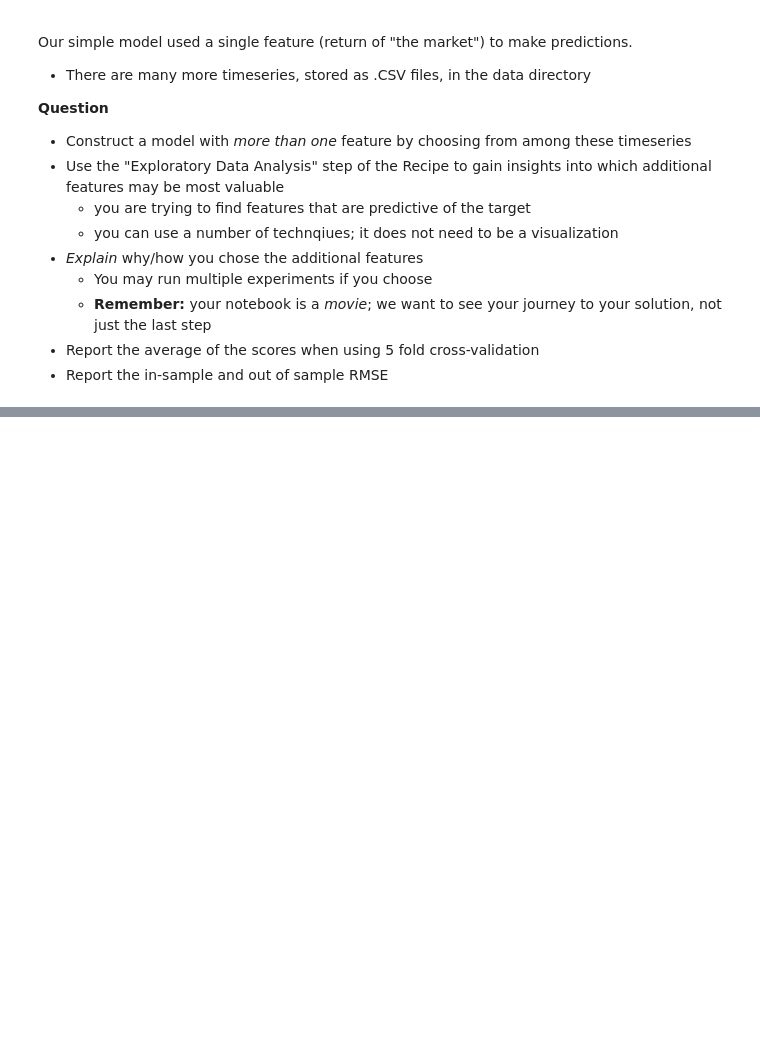
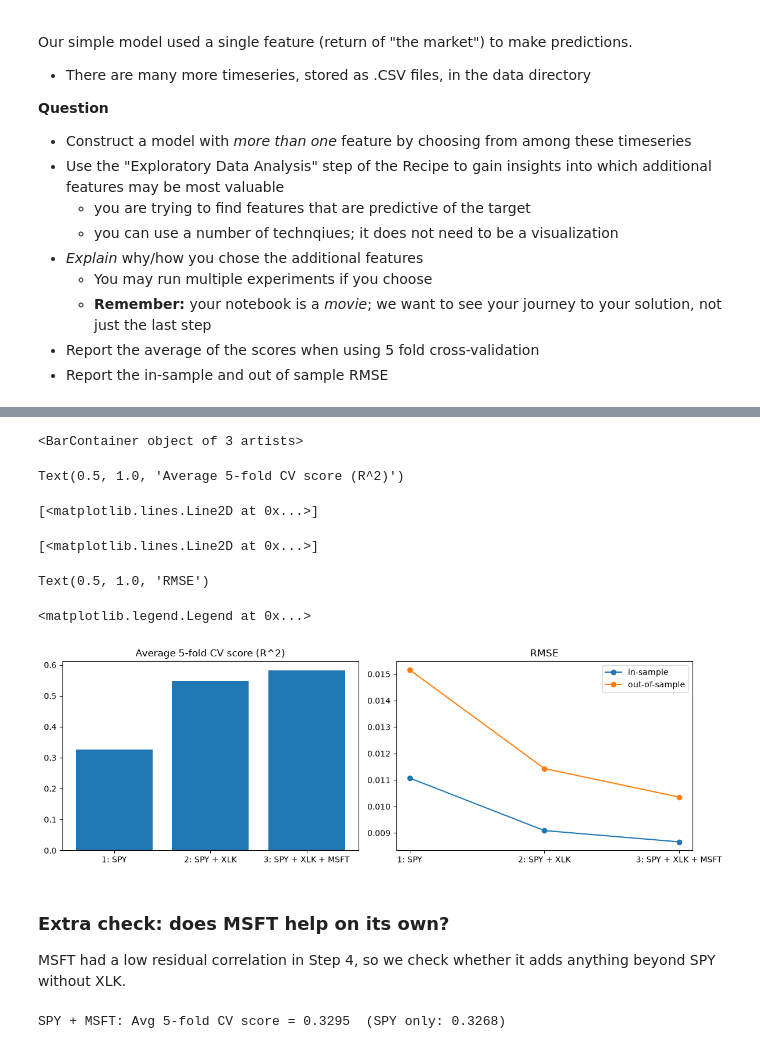
Before and after one commit to Ruilin0624/FRE_7773_Fall_2026, a Jupyter notebook: Assignment_2/Using_Machine_Learning_for_Hedging.ipynb, the cells around one changed output, grey strips where cells are left out. Drawn from its saved outputs; the diff is of its cells as text; code cells hidden in the pictures; blank space fills up the shorter version.

```diff
--- a/Assignment_2/Using_Machine_Learning_for_Hedging.ipynb
+++ b/Assignment_2/Using_Machine_Learning_for_Hedging.ipynb
@@ -918,0 +1009,2 @@ print("  Out of Sample RMSE  = {:.4f}".format(rmse_out_sample_multi))
+# %%
+results.append( run_experiment("1: SPY", ["SPY_Ret"]) )
@@ -918,0 +1022,2 @@ print("  Out of Sample RMSE  = {:.4f}".format(rmse_out_sample_multi))
+# %%
+results.append( run_experiment("2: SPY + XLK", ["SPY_Ret", "XLK_Ret"]) )
@@ -918,0 +1036,2 @@ print("  Out of Sample RMSE  = {:.4f}".format(rmse_out_sample_multi))
+# %%
+results.append( run_experiment("3: SPY + XLK + MSFT", ["SPY_Ret", "XLK_Ret", "MSFT_Ret"]) )
@@ -918,0 +1049,3 @@ print("  Out of Sample RMSE  = {:.4f}".format(rmse_out_sample_multi))
+# %%
+results_df = pd.DataFrame(results).set_index("experiment")
+print(results_df.to_string())
@@ -918,0 +1067,27 @@ print("  Out of Sample RMSE  = {:.4f}".format(rmse_out_sample_multi))
+# %%
+fig, axs = plt.subplots(1, 2, figsize=(12, 4))
+axs[0].bar(results_df.index, results_df["cv_avg"])
+axs[0].set_title("Average 5-fold CV score (R^2)")
+axs[1].plot(results_df.index, results_df["rmse_in"],  marker="o", label="in-sample")
+axs[1].plot(results_df.index, results_df["rmse_out"], marker="o", label="out-of-sample")
+axs[1].set_title("RMSE")
+axs[1].legend()
+plt.tight_layout()
+plt.show()
+# %% [output]
+<BarContainer object of 3 artists>
+Text(0.5, 1.0, 'Average 5-fold CV score (R^2)')
+[<matplotlib.lines.Line2D at 0x...>]
+[<matplotlib.lines.Line2D at 0x...>]
+Text(0.5, 1.0, 'RMSE')
+<matplotlib.legend.Legend at 0x...>
+[figure, added]
+# %% [markdown]
+### Extra check: does MSFT help on its own?
+MSFT had a low residual correlation in Step 4, so we check whether it adds anything beyond SPY without XLK.
+# %%
+X_tr, y_tr = all_train_ret[["SPY_Ret", "MSFT_Ret"]], all_train_ret[["AAPL_Ret"]]
+print("SPY + MSFT: Avg 5-fold CV score = {:.4f}  (SPY only: {:.4f})".format(
+      compute_cross_val_avg(createModel(), X_tr, y_tr, 5), cross_val_avg))
+# %% [output]
+SPY + MSFT: Avg 5-fold CV score = 0.3295  (SPY only: 0.3268)
```
Also changed, not shown: parts of 45 cells of this notebook, 1 other file.
